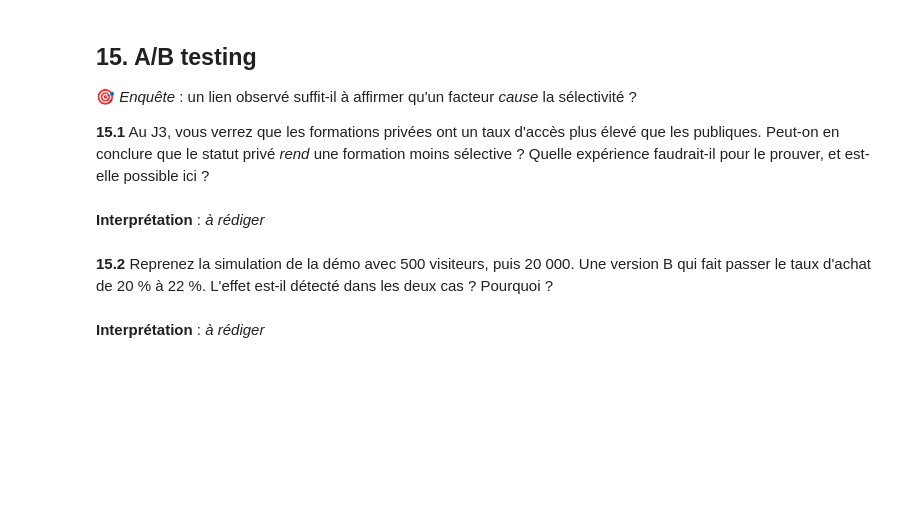
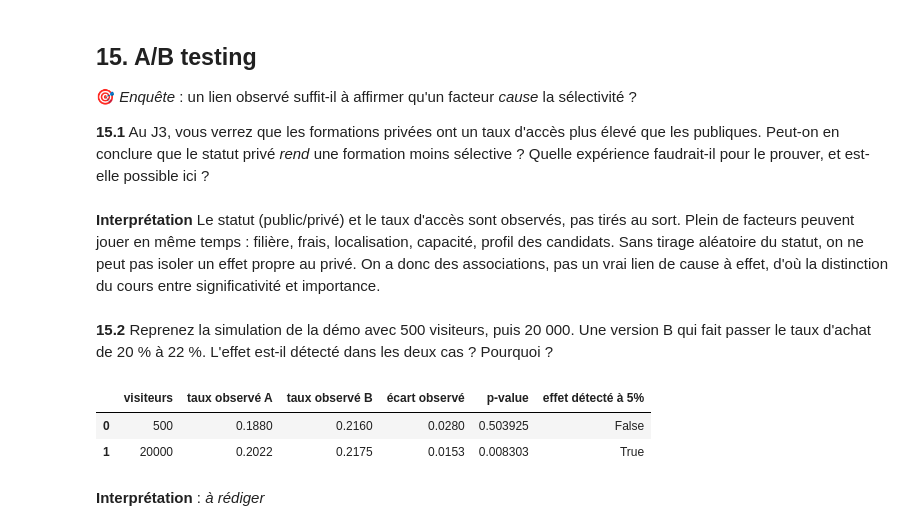
Before and after one commit to Anaisblk/Analyse-Parcoursup, a Jupyter notebook: TP_Parcoursup (1).ipynb, the cells around one changed output. Drawn from its saved outputs; the diff is of its cells as text; code cells hidden in the pictures; blank space fills up the shorter version.

```diff
--- a/TP_Parcoursup (1).ipynb
+++ b/TP_Parcoursup (1).ipynb
@@ -983,9 +983,35 @@ pd.DataFrame({"simple": [mat_s.iloc[0,1], mat_p.iloc[0,1]],
 
 **15.1** Au J3, vous verrez que les formations privées ont un taux d'accès plus élevé que les publiques. Peut-on en conclure que le statut privé *rend* une formation moins sélective ? Quelle expérience faudrait-il pour le prouver, et est-elle possible ici ?
 # %% [markdown]
-**Interprétation** : _à rédiger_
+**Interprétation** Le statut (public/privé) et le taux d'accès sont observés, pas tirés au sort. Plein de facteurs peuvent jouer en même temps : filière, frais, localisation, capacité, profil des candidats. Sans tirage aléatoire du statut, on ne peut pas isoler un effet propre au privé. On a donc des associations, pas un vrai lien de cause à effet, d'où la distinction du cours entre significativité et importance.
 # %% [markdown]
 **15.2** Reprenez la simulation de la démo avec 500 visiteurs, puis 20 000. Une version B qui fait passer le taux d'achat de 20 % à 22 %. L'effet est-il détecté dans les deux cas ? Pourquoi ?
+# %%
+def simulation_ab(n_visiteurs, taux_A=0.20, taux_B=0.22, seed=1):
+    rng = np.random.default_rng(seed)
+    n_A = n_visiteurs // 2
+    n_B = n_visiteurs - n_A
+    achats_A = rng.binomial(1, taux_A, n_A)
+    achats_B = rng.binomial(1, taux_B, n_B)
+    table = np.array([
+        [achats_A.sum(), n_A - achats_A.sum()],
+        [achats_B.sum(), n_B - achats_B.sum()]
+    ])
+    chi2, p_value, ddl, attendus = stats.chi2_contingency(table)
+    return pd.Series({
+        "visiteurs": n_visiteurs,
+        "taux observé A": achats_A.mean(),
+        "taux observé B": achats_B.mean(),
+        "écart observé": achats_B.mean() - achats_A.mean(),
+        "p-value": p_value,
+        "effet détecté à 5%": p_value < 0.05
+    })
+
+pd.DataFrame([simulation_ab(500), simulation_ab(20_000)])
+# %% [output]
+|  | visiteurs | taux observé A | taux observé B | écart observé | p-value | effet détecté à 5% |
+| 0 | 500 | 0.1880 | 0.2160 | 0.0280 | 0.503925 | False |
+| 1 | 20000 | 0.2022 | 0.2175 | 0.0153 | 0.008303 | True |
 # %% [markdown]
 **Interprétation** : _à rédiger_
 # %% [markdown]
```
